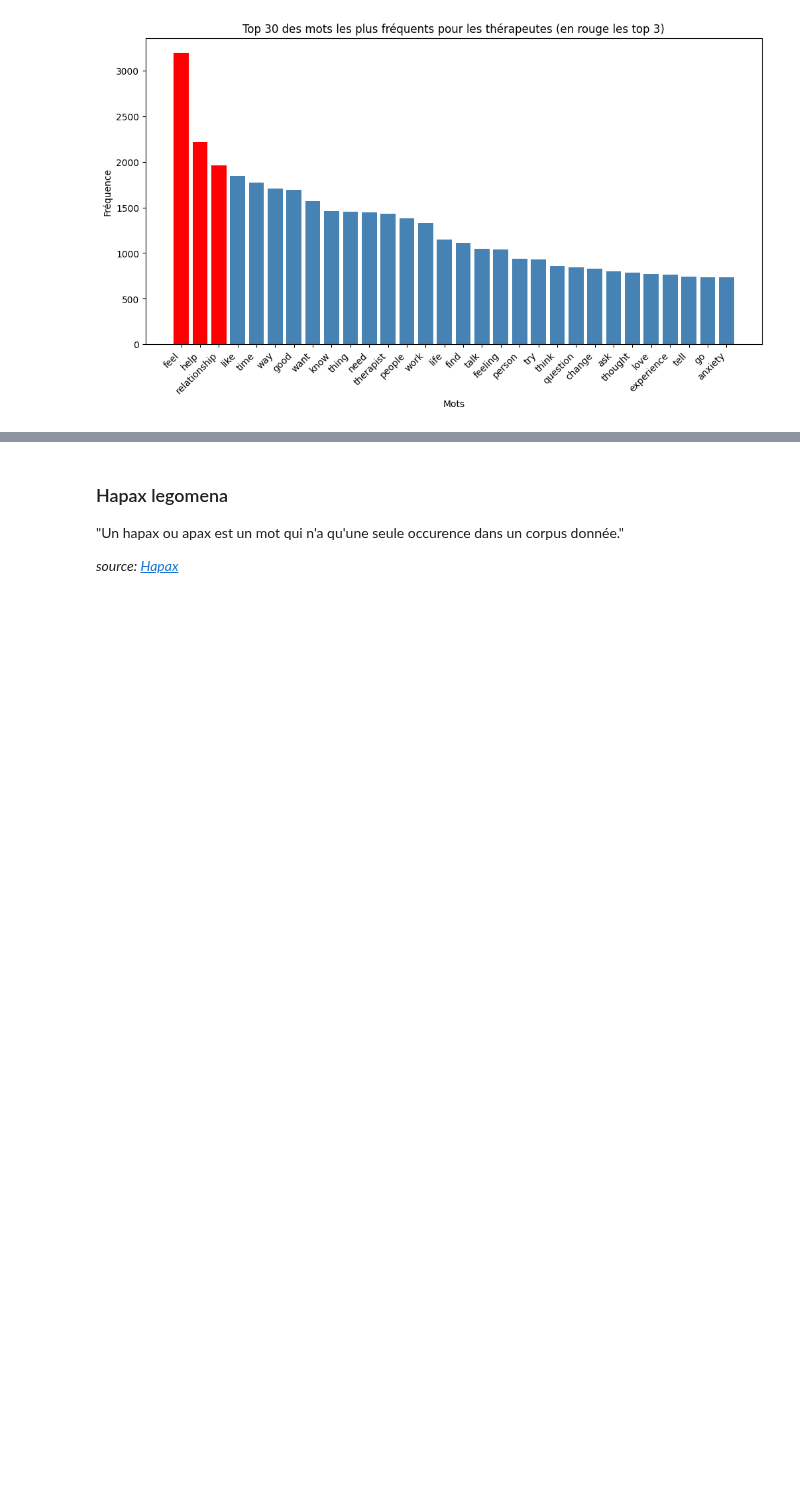
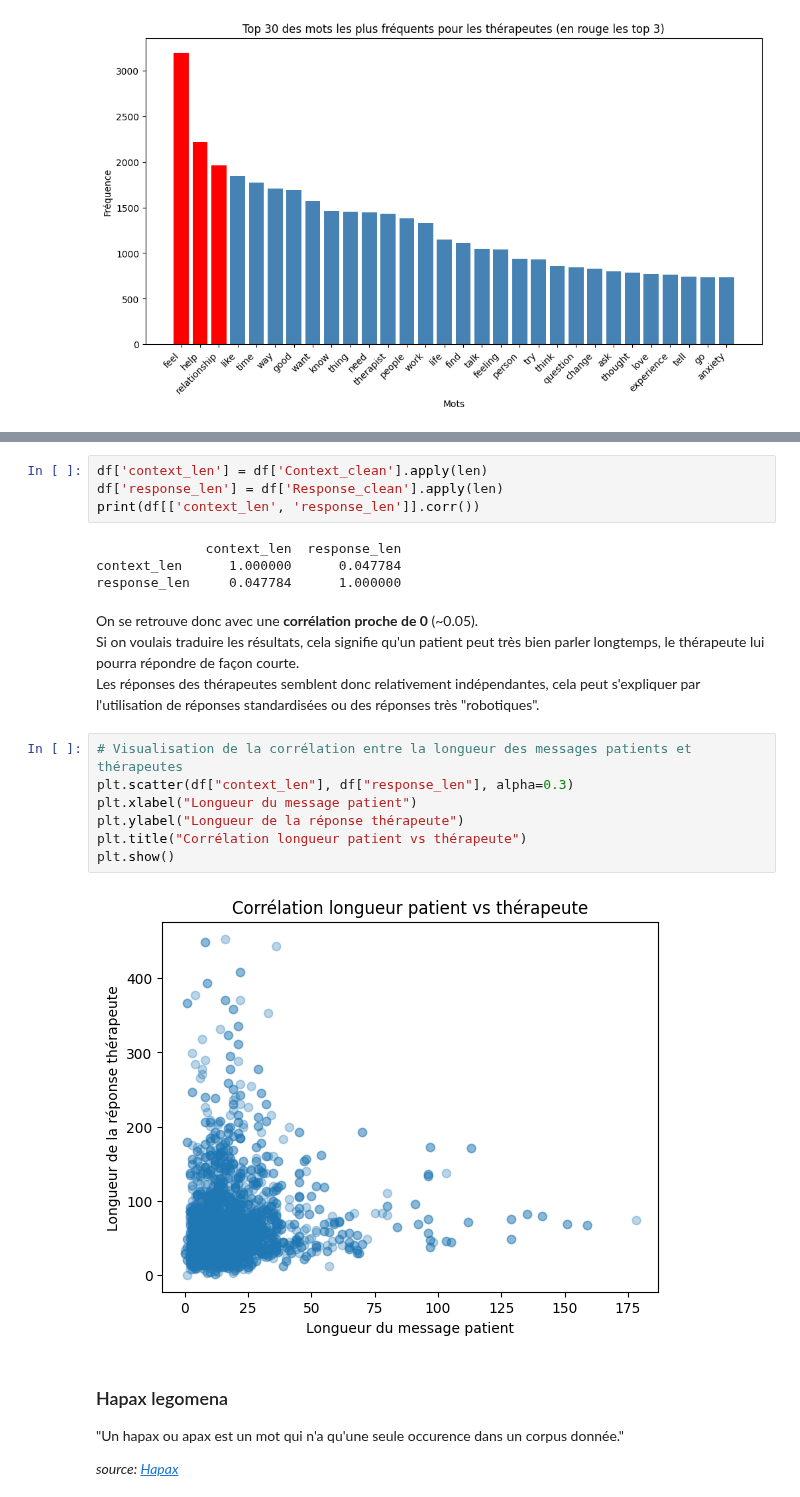
Before and after one commit to cypnet/Analyse-de-conversations-sur-la-sant-mentale-, a Jupyter notebook: LOGAN/ETAPE1-Exploration_jeu_de_donnees.ipynb, the cells around one changed output, grey strips where cells are left out. Drawn from its saved outputs; the diff is of its cells as text; blank space fills up the shorter version.

```diff
--- a/LOGAN/ETAPE1-Exploration_jeu_de_donnees.ipynb
+++ b/LOGAN/ETAPE1-Exploration_jeu_de_donnees.ipynb
@@ -457,3 +524,24 @@ Ensuite, <i>like</i> est un mot très ambigu en anglais. Il peut être une prép
+# %%
+df['context_len'] = df['Context_clean'].apply(len)
+df['response_len'] = df['Response_clean'].apply(len)
+print(df[['context_len', 'response_len']].corr())
+# %% [output]
+              context_len  response_len
+context_len      1.000000      0.047784
+response_len     0.047784      1.000000
+# %% [markdown]
+<p>On se retrouve donc avec une <b>corrélation proche de 0</b> (~0.05).<br>
+Si on voulais traduire les résultats, cela signifie qu'un patient peut très bien parler longtemps, le thérapeute lui pourra répondre de façon courte.<br>
+Les réponses des thérapeutes semblent donc relativement indépendantes, cela peut s'expliquer par l'utilisation de réponses standardisées ou des réponses très "robotiques".</p>
+# %%
+# Visualisation de la corrélation entre la longueur des messages patients et thérapeutes
+plt.scatter(df["context_len"], df["response_len"], alpha=0.3)
+plt.xlabel("Longueur du message patient")
+plt.ylabel("Longueur de la réponse thérapeute")
+plt.title("Corrélation longueur patient vs thérapeute")
+plt.show()
+# %% [output]
+[figure, added]
 # %% [markdown]
 <h3>Hapax legomena</h3>
 <p>"Un hapax ou apax est un mot qui n'a qu'une seule occurence dans un corpus donnée."</p>
```
Also changed, not shown: parts of 9 cells of this notebook.
